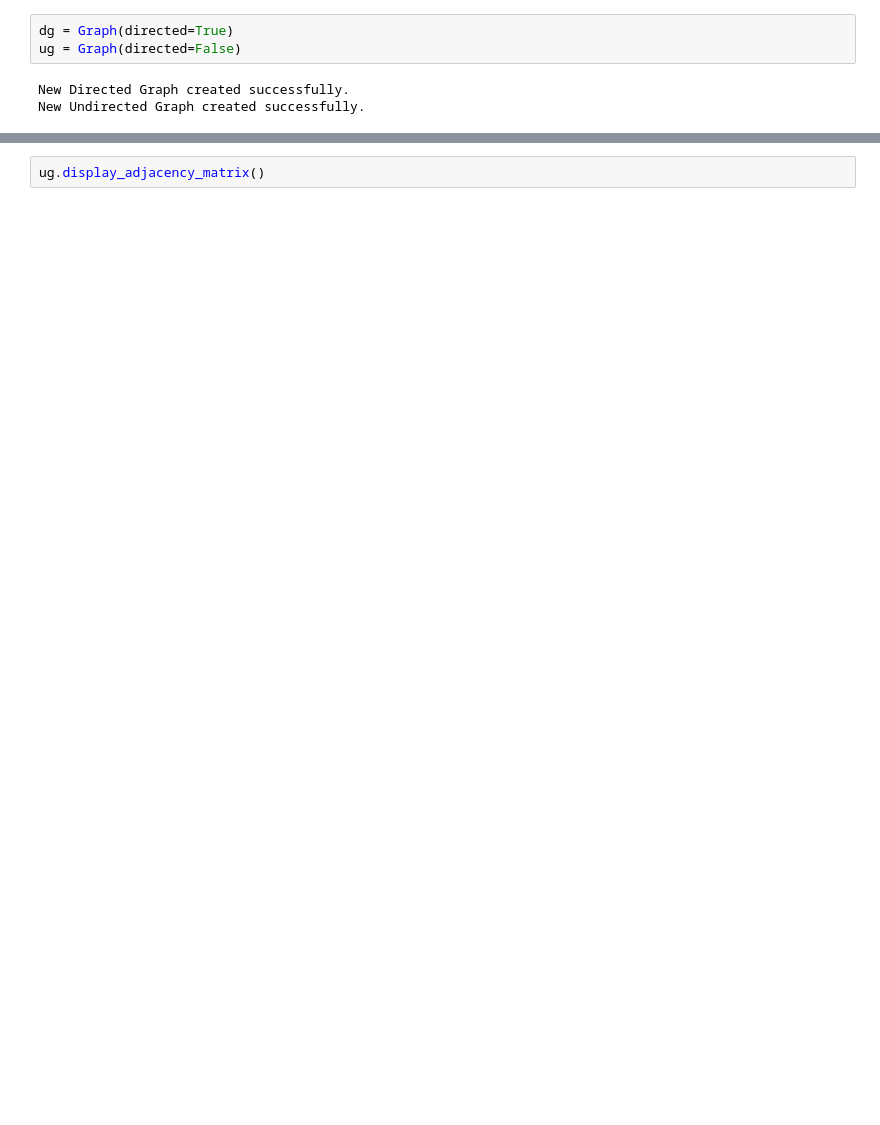
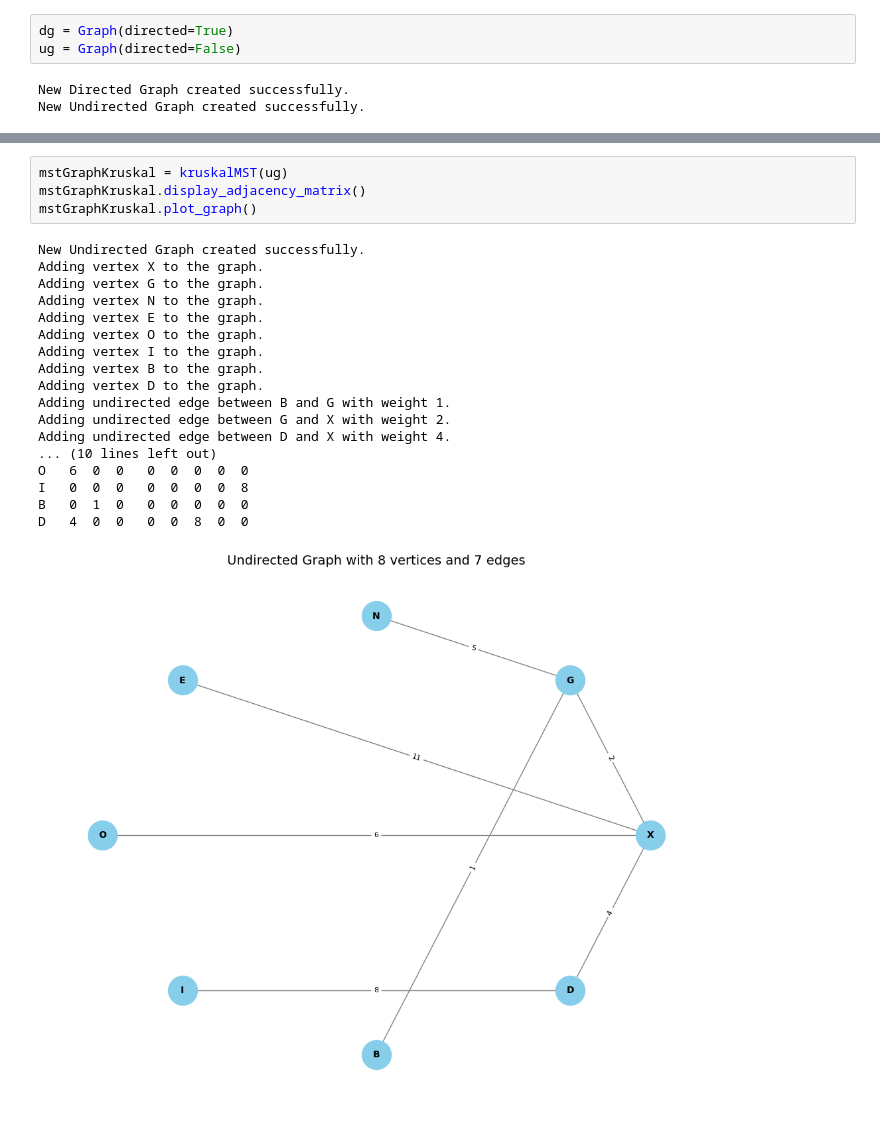
Before and after one commit to aavashlamichhane/Algorithms-and-Complexity, a Jupyter notebook: Lab2/analysis.ipynb, the cells around one changed output, grey strips where cells are left out. Cells and saved outputs as stored; diff of their text form; blank space fills up the shorter version.

```diff
--- a/Lab2/analysis.ipynb
+++ b/Lab2/analysis.ipynb
@@ -59,2 +36,23 @@ ug.plot_graph()
-# %%
-ug.display_adjacency_matrix()
+# %%
+mstGraphKruskal = kruskalMST(ug)
+mstGraphKruskal.display_adjacency_matrix()
+mstGraphKruskal.plot_graph()
+# %% [output]
+New Undirected Graph created successfully.
+Adding vertex X to the graph.
+Adding vertex G to the graph.
+Adding vertex N to the graph.
+Adding vertex E to the graph.
+Adding vertex O to the graph.
+Adding vertex I to the graph.
+Adding vertex B to the graph.
+Adding vertex D to the graph.
+Adding undirected edge between B and G with weight 1.
+Adding undirected edge between G and X with weight 2.
+Adding undirected edge between D and X with weight 4.
+... (10 lines left out)
+O   6  0  0   0  0  0  0  0
+I   0  0  0   0  0  0  0  8
+B   0  1  0   0  0  0  0  0
+D   4  0  0   0  0  8  0  0
+[figure, added]
```
Also changed, not shown: parts of 7 cells of this notebook, 6 other files.
